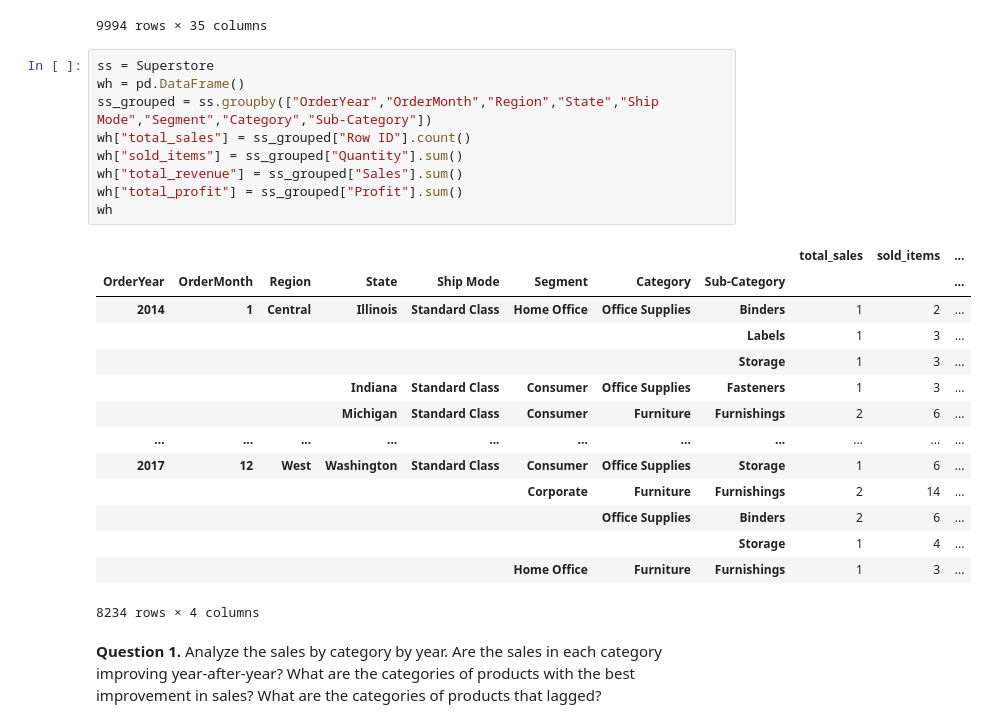
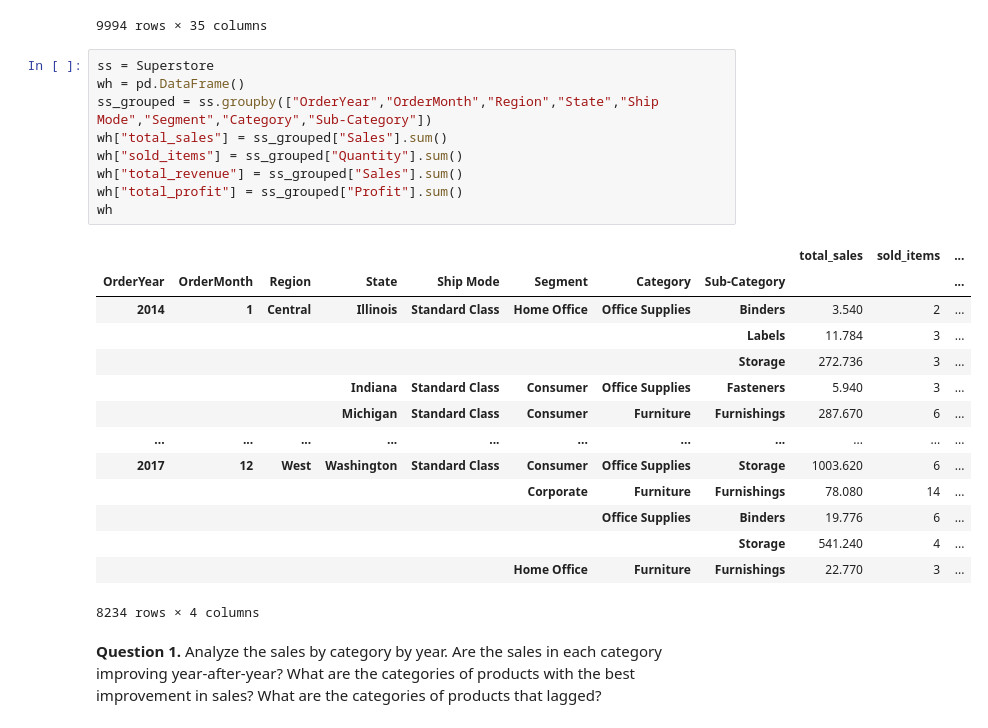
Before and after one commit to ZackSoucek/301-project1, a Jupyter notebook: ProjectSuperstore.ipynb, the cells around one changed output. Saved outputs shown, nothing was run; the diff lists cells and outputs as text.

```diff
--- a/ProjectSuperstore.ipynb
+++ b/ProjectSuperstore.ipynb
@@ -70,26 +70,26 @@ ss
 # %%
 ss = Superstore
 wh = pd.DataFrame()
 ss_grouped = ss.groupby(["OrderYear","OrderMonth","Region","State","Ship Mode","Segment","Category","Sub-Category"])
-wh["total_sales"] = ss_grouped["Row ID"].count()
+wh["total_sales"] = ss_grouped["Sales"].sum()
 wh["sold_items"] = ss_grouped["Quantity"].sum()
 wh["total_revenue"] = ss_grouped["Sales"].sum()
 wh["total_profit"] = ss_grouped["Profit"].sum()
 wh
 # %% [output]
 |  |  |  |  |  |  |  |  | total_sales | sold_items | ... |
 | OrderYear | OrderMonth | Region | State | Ship Mode | Segment | Category | Sub-Category |  |  | ... |
-| 2014 | 1 | Central | Illinois | Standard Class | Home Office | Office Supplies | Binders | 1 | 2 | ... |
-|  |  |  |  |  |  |  | Labels | 1 | 3 | ... |
-|  |  |  |  |  |  |  | Storage | 1 | 3 | ... |
-|  |  |  | Indiana | Standard Class | Consumer | Office Supplies | Fasteners | 1 | 3 | ... |
-|  |  |  | Michigan | Standard Class | Consumer | Furniture | Furnishings | 2 | 6 | ... |
+| 2014 | 1 | Central | Illinois | Standard Class | Home Office | Office Supplies | Binders | 3.540 | 2 | ... |
+|  |  |  |  |  |  |  | Labels | 11.784 | 3 | ... |
+|  |  |  |  |  |  |  | Storage | 272.736 | 3 | ... |
+|  |  |  | Indiana | Standard Class | Consumer | Office Supplies | Fasteners | 5.940 | 3 | ... |
+|  |  |  | Michigan | Standard Class | Consumer | Furniture | Furnishings | 287.670 | 6 | ... |
 | ... | ... | ... | ... | ... | ... | ... | ... | ... | ... | ... |
-| 2017 | 12 | West | Washington | Standard Class | Consumer | Office Supplies | Storage | 1 | 6 | ... |
-|  |  |  |  |  | Corporate | Furniture | Furnishings | 2 | 14 | ... |
-|  |  |  |  |  |  | Office Supplies | Binders | 2 | 6 | ... |
-|  |  |  |  |  |  |  | Storage | 1 | 4 | ... |
-|  |  |  |  |  | Home Office | Furniture | Furnishings | 1 | 3 | ... |
+| 2017 | 12 | West | Washington | Standard Class | Consumer | Office Supplies | Storage | 1003.620 | 6 | ... |
+|  |  |  |  |  | Corporate | Furniture | Furnishings | 78.080 | 14 | ... |
+|  |  |  |  |  |  | Office Supplies | Binders | 19.776 | 6 | ... |
+|  |  |  |  |  |  |  | Storage | 541.240 | 4 | ... |
+|  |  |  |  |  | Home Office | Furniture | Furnishings | 22.770 | 3 | ... |
 8234 rows × 4 columns
 # %% [markdown]
 **Question 1.** Analyze the sales by category by year. Are the sales in each
```
Also changed, not shown: parts of 15 cells of this notebook.
